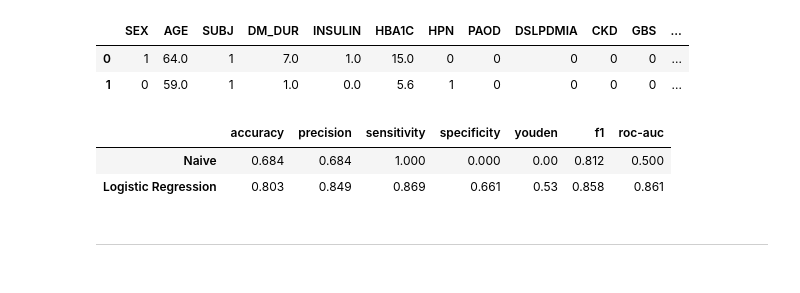
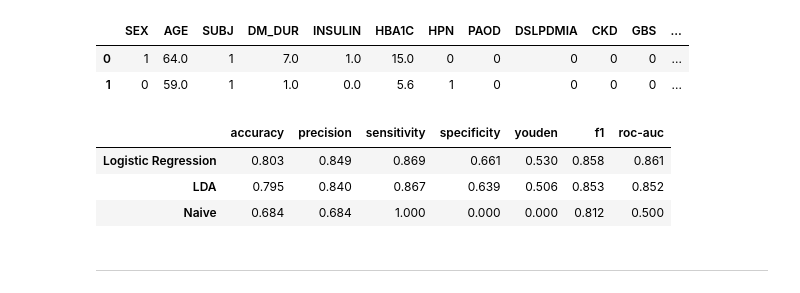
Before and after one commit to acbriza/dpn2026, a Jupyter notebook: module/feature_modeL_selection.ipynb, the cells around one changed output. Saved outputs shown, nothing was run; the diff lists cells and outputs as text; code cells hidden in the pictures.

```diff
--- a/module/feature_modeL_selection.ipynb
+++ b/module/feature_modeL_selection.ipynb
@@ -142,7 +145,7 @@ experiments\binary\feature_model_selection
 # %% [markdown]
 ### All Features
 # %%
-model_metrics['all'] = benchmark_models(X, y, k_splits, n_repeats, random_seed, 1, experiment_tag) # 1 = verbosity
+model_metrics['All'] = benchmark_models(X, y, k_splits, n_repeats, random_seed, 1, experiment_tag) # 1 = verbosity
 # %% [output]
 ⏩ Naive: No scaling applied.
 ⚙️ Logistic Regression: Scaling continuous cols with StandardScaler
@@ -197,3 +201,5 @@ model_metrics['all'][0]['rcv_scores']
-# %%
-metrics_stats['all'] = calculate_metric_statistics(model_metrics['all'])
+# %%
+#del calculate_metric_statistics
+from utils2.selection import *
+metrics_stats['All'] = calculate_metric_statistics(model_metrics['All'], sorting_metric=scoring)
 # %%
@@ -273,13 +281,14 @@ Xnc.head(2)
 | 0 | 1 | 64.0 | 1 | 7.0 | 1.0 | 15.0 | 0 | 0 | 0 | 0 | 0 | ... |
 | 1 | 0 | 59.0 | 1 | 1.0 | 0.0 | 5.6 | 1 | 0 | 0 | 0 | 0 | ... |
 # %%
-model_metrics['no_collinear'] = benchmark_models(Xnc, y, k_splits, n_repeats, random_seed, 0, experiment_tag)
-metrics_stats['no_collinear'] = calculate_metric_statistics(model_metrics['no_collinear'])
-metrics_stats['no_collinear']['mean']
+model_metrics['NoCol'] = benchmark_models(Xnc, y, k_splits, n_repeats, random_seed, 0, experiment_tag)
+metrics_stats['NoCol'] = calculate_metric_statistics(model_metrics['NoCol'], sorting_metric=scoring)
+metrics_stats['NoCol']['mean']
 # %% [output]
 |  | accuracy | precision | sensitivity | specificity | youden | f1 | roc-auc |
-| Naive | 0.684 | 0.684 | 1.000 | 0.000 | 0.00 | 0.812 | 0.500 |
-| Logistic Regression | 0.803 | 0.849 | 0.869 | 0.661 | 0.53 | 0.858 | 0.861 |
+| Logistic Regression | 0.803 | 0.849 | 0.869 | 0.661 | 0.530 | 0.858 | 0.861 |
+| LDA | 0.795 | 0.840 | 0.867 | 0.639 | 0.506 | 0.853 | 0.852 |
+| Naive | 0.684 | 0.684 | 1.000 | 0.000 | 0.000 | 0.812 | 0.500 |
 # %% [markdown]
  -----
 # %% [markdown]
```
Also changed, not shown: parts of 35 cells of this notebook, 1 other file.
